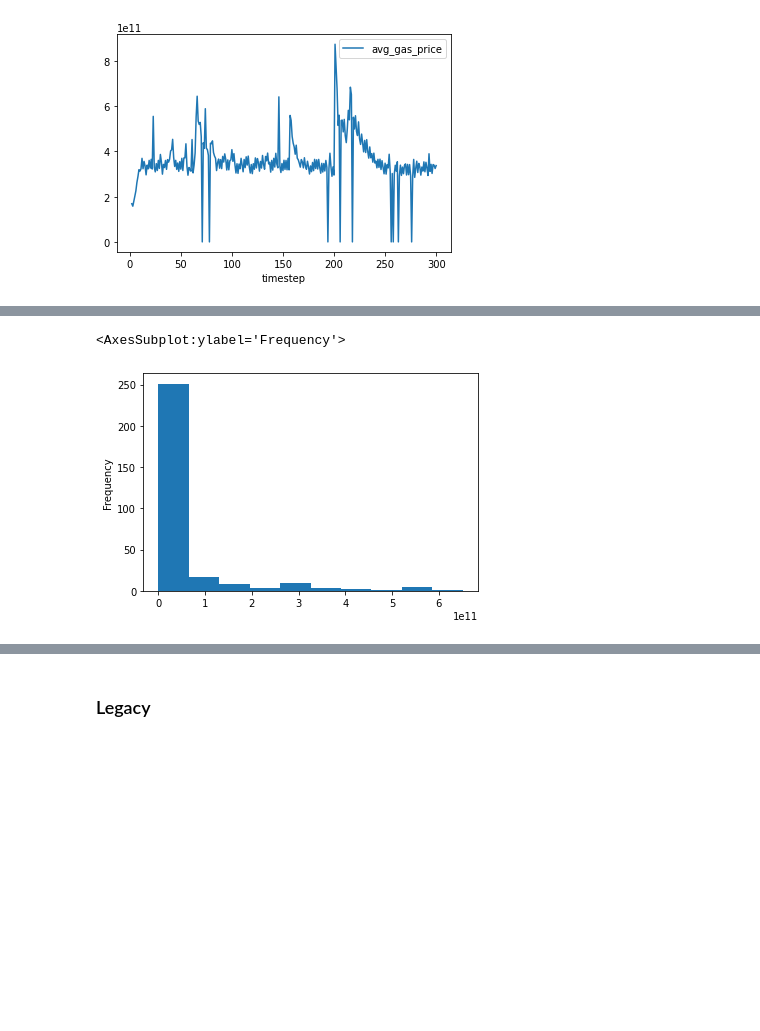
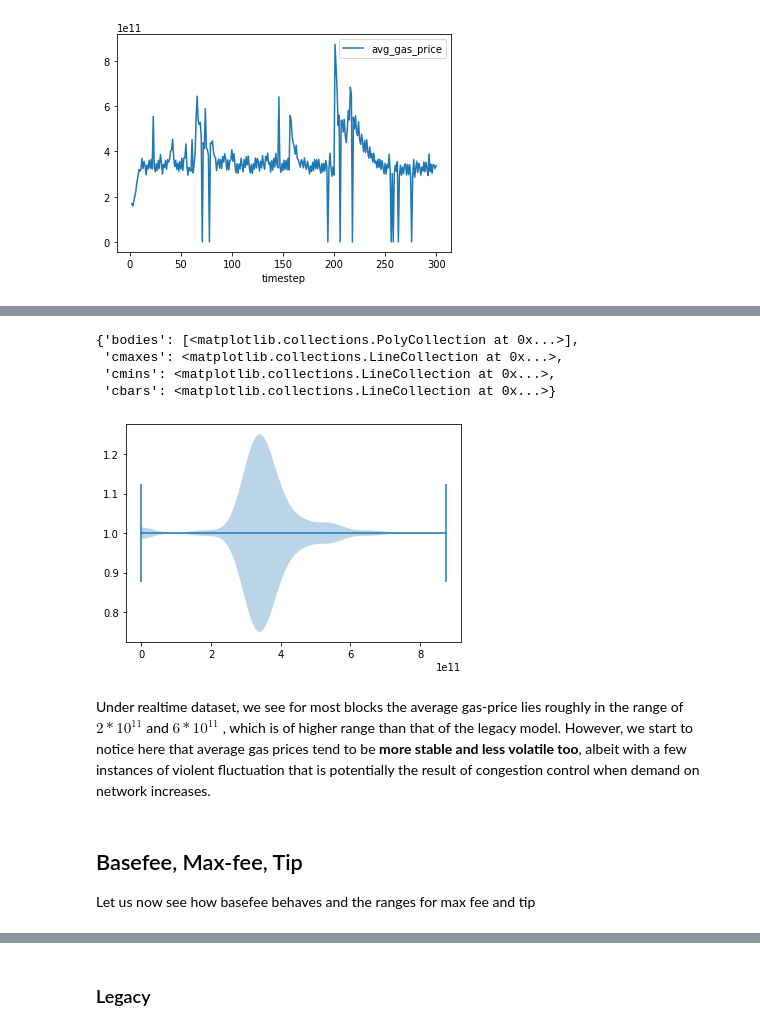
Before and after one commit to SHSR2001/abm1559, a Jupyter notebook: sma_project/main_notebook.ipynb, the cells around one changed output, grey strips where cells are left out. Drawn from its saved outputs; the diff is of its cells as text; code cells hidden in the pictures; blank space fills up the shorter version.

```diff
--- a/sma_project/main_notebook.ipynb
+++ b/sma_project/main_notebook.ipynb
@@ -1160,5 +1212,15 @@ df_eip1559_real['avg_gas_price'].plot(kind = 'hist')
-# %%
-df_eip1559_real['gas_price_diff'].plot(kind = 'hist')
-# %% [output]
-<AxesSubplot:ylabel='Frequency'>
-[figure, removed]
+# %%
+plt.violinplot(df_eip1559_real['avg_gas_price'], vert = False)
+# %% [output]
+{'bodies': [<matplotlib.collections.PolyCollection at 0x...>],
+ 'cmaxes': <matplotlib.collections.LineCollection at 0x...>,
+ 'cmins': <matplotlib.collections.LineCollection at 0x...>,
+ 'cbars': <matplotlib.collections.LineCollection at 0x...>}
+[figure, added]
+# %% [markdown]
+Under realtime dataset, we see for most blocks the average gas-price lies roughly in the range of
+$2*10^{11}$ and $6*10^{11}$ , which is of higher range than that of the legacy model. However, we start to notice here that average gas prices tend to be **more stable and less volatile too**, albeit with a few instances of violent fluctuation that is potentially the result of congestion control when demand on network increases.
+# %% [markdown]
+## Basefee, Max-fee, Tip
+
+Let us now see how basefee behaves and the ranges for max fee and tip
```
Also changed, not shown: parts of 28 cells of this notebook.
